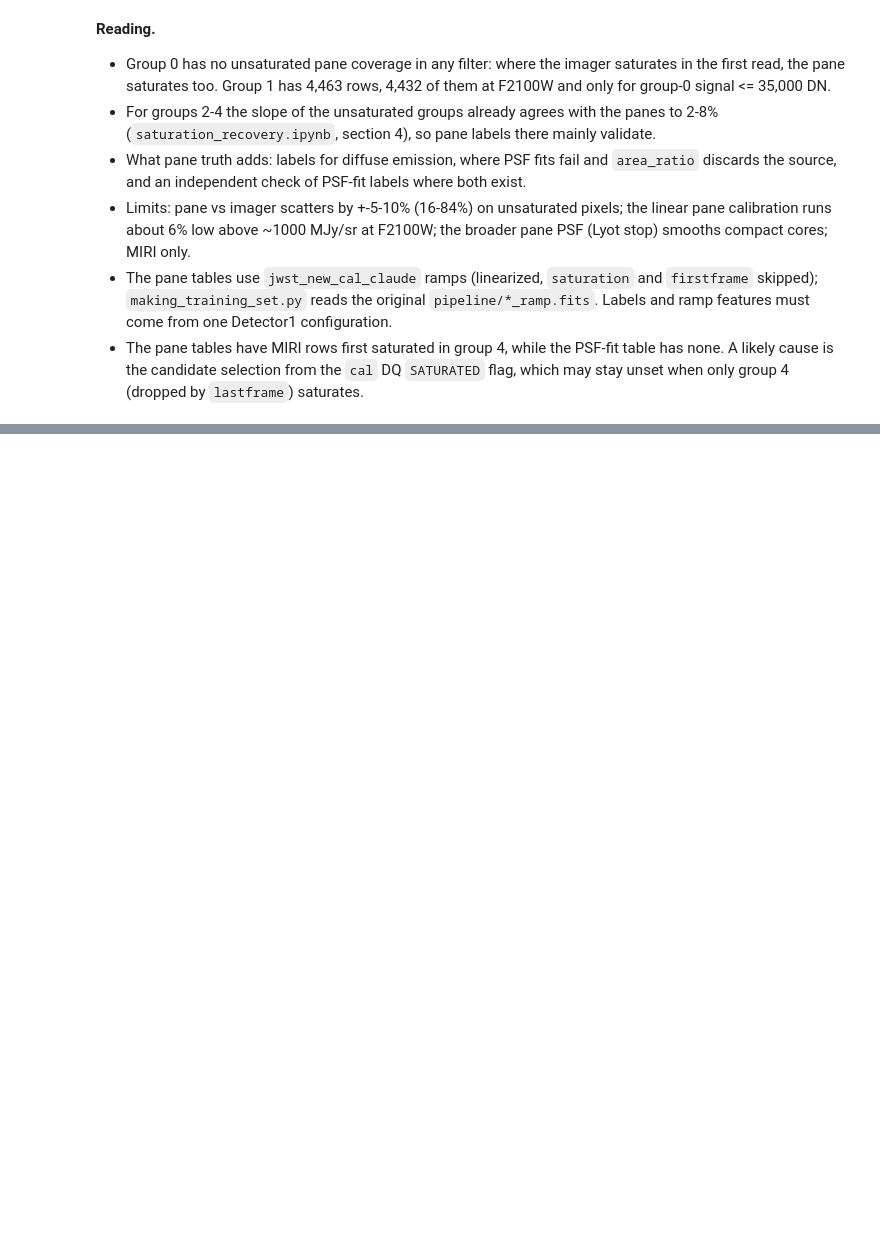
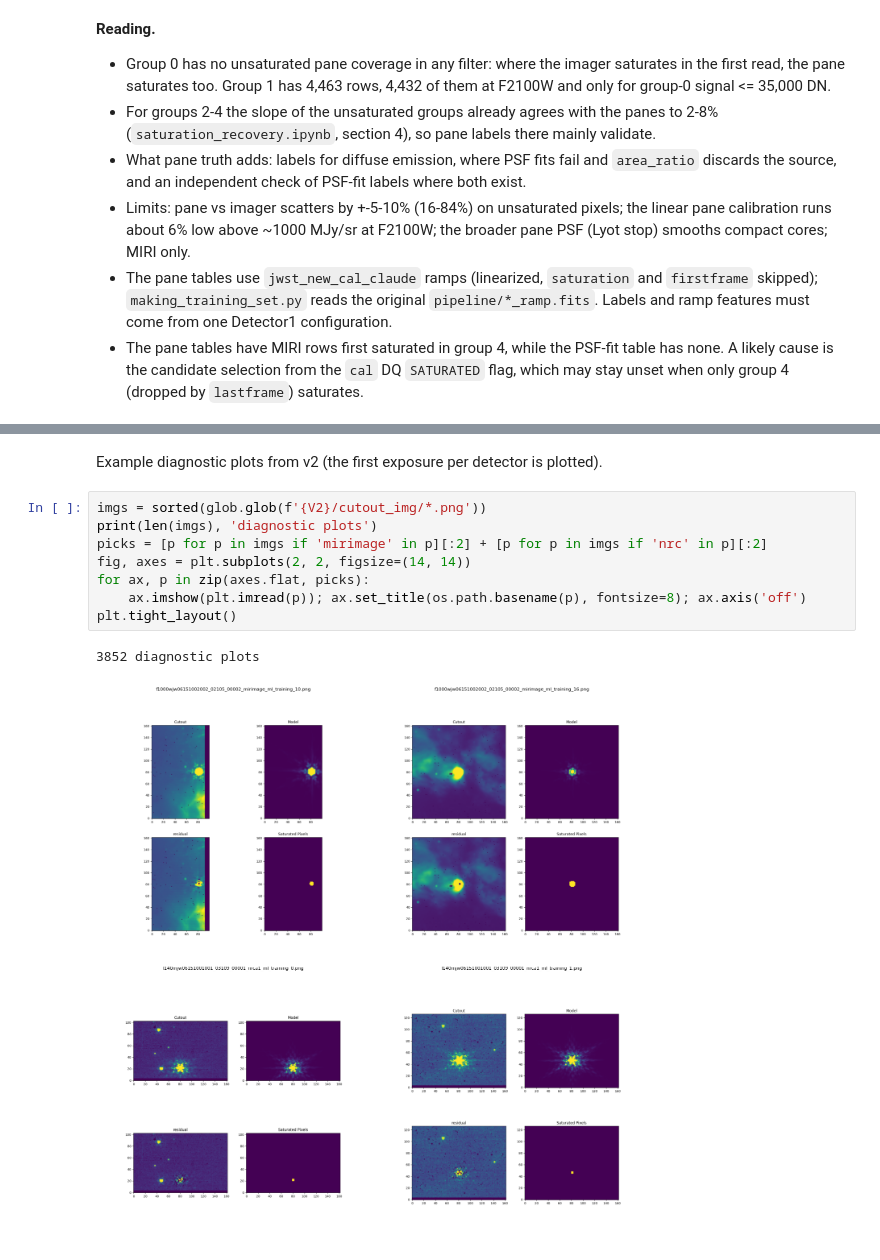
Before and after one commit to tyoo37/w51_sat_recover, a Jupyter notebook: notebooks/progress_report.ipynb, the cells around one changed output, grey strips where cells are left out. Saved outputs shown, nothing was run; the diff lists cells and outputs as text; blank space fills up the shorter version.

```diff
--- a/notebooks/progress_report.ipynb
+++ b/notebooks/progress_report.ipynb
@@ -434,0 +599,13 @@ plt.tight_layout()
+# %% [markdown]
+Example diagnostic plots from v2 (the first exposure per detector is plotted).
+# %%
+imgs = sorted(glob.glob(f'{V2}/cutout_img/*.png'))
+print(len(imgs), 'diagnostic plots')
+picks = [p for p in imgs if 'mirimage' in p][:2] + [p for p in imgs if 'nrc' in p][:2]
+fig, axes = plt.subplots(2, 2, figsize=(14, 14))
+for ax, p in zip(axes.flat, picks):
+    ax.imshow(plt.imread(p)); ax.set_title(os.path.basename(p), fontsize=8); ax.axis('off')
+plt.tight_layout()
+# %% [output]
+3852 diagnostic plots
+[figure, added]
```
Also changed, not shown: parts of 16 cells of this notebook.
